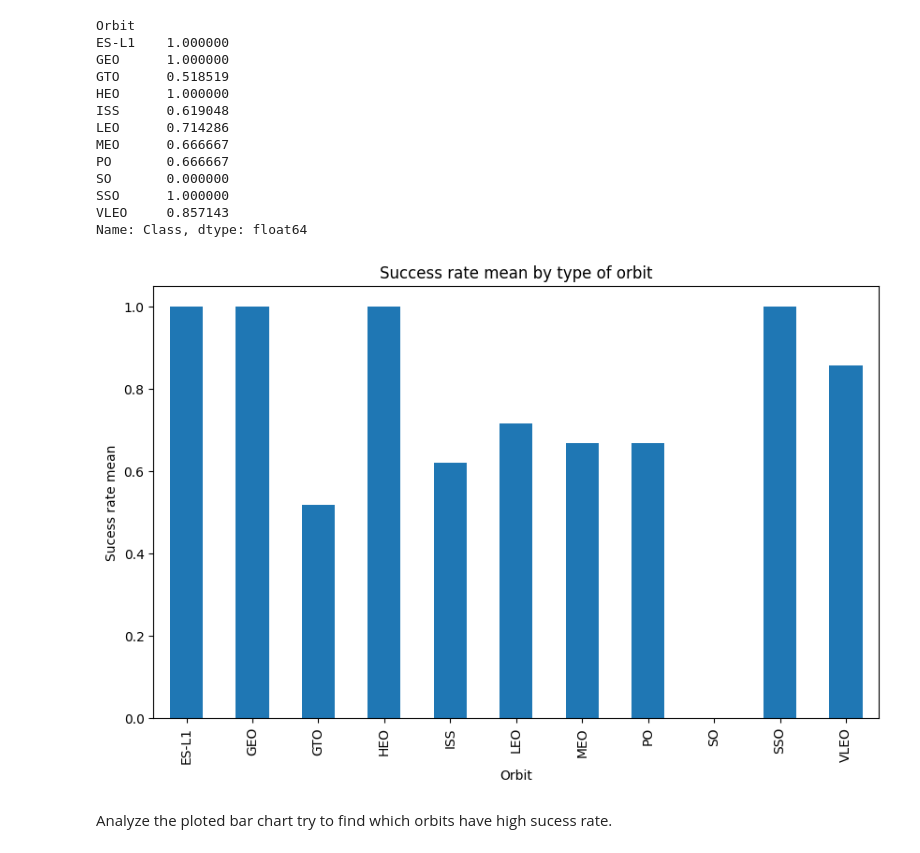
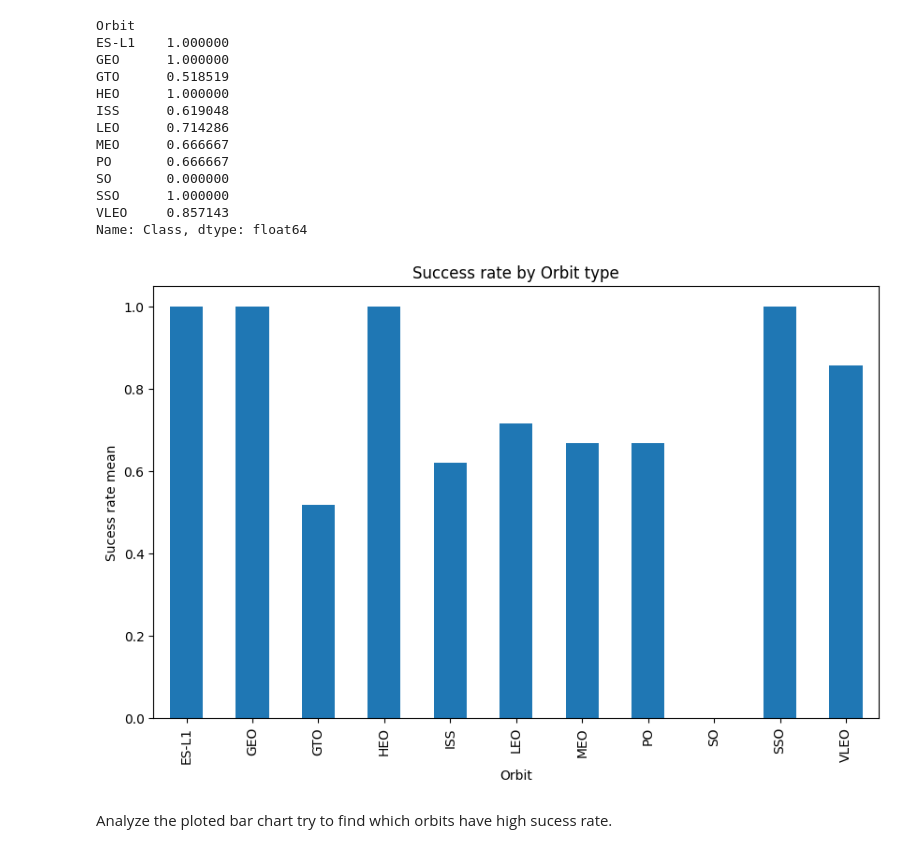
Before and after one commit to Mikamike123/IBM-DataScience-Certificate, a Jupyter notebook: jupyter-labs-eda-dataviz.ipynb, the cells around one changed output. Drawn from its saved outputs; the diff is of its cells as text; code cells hidden in the pictures.

```diff
--- a/jupyter-labs-eda-dataviz.ipynb
+++ b/jupyter-labs-eda-dataviz.ipynb
@@ -133,14 +133,14 @@ Name: Class, dtype: float64
 # %%
 # HINT use groupby method on Orbit column and get the mean of Class column
 df_orbit.plot(kind='bar', figsize=(10, 6))
 
 plt.xlabel('Orbit') # add to x-label to the plot
 plt.ylabel('Sucess rate mean') # add y-label to the plot
-plt.title('Success rate mean by type of orbit') # add title to the plot
+plt.title('Success rate by Orbit type') # add title to the plot
 
 plt.show()
 # %% [output]
-[figure, old version]
+[figure, new version]
 # %% [markdown]
 Analyze the ploted bar chart try to find which orbits have high sucess rate.
 # %% [markdown]
```
Also changed, not shown: parts of 2 cells of this notebook.
